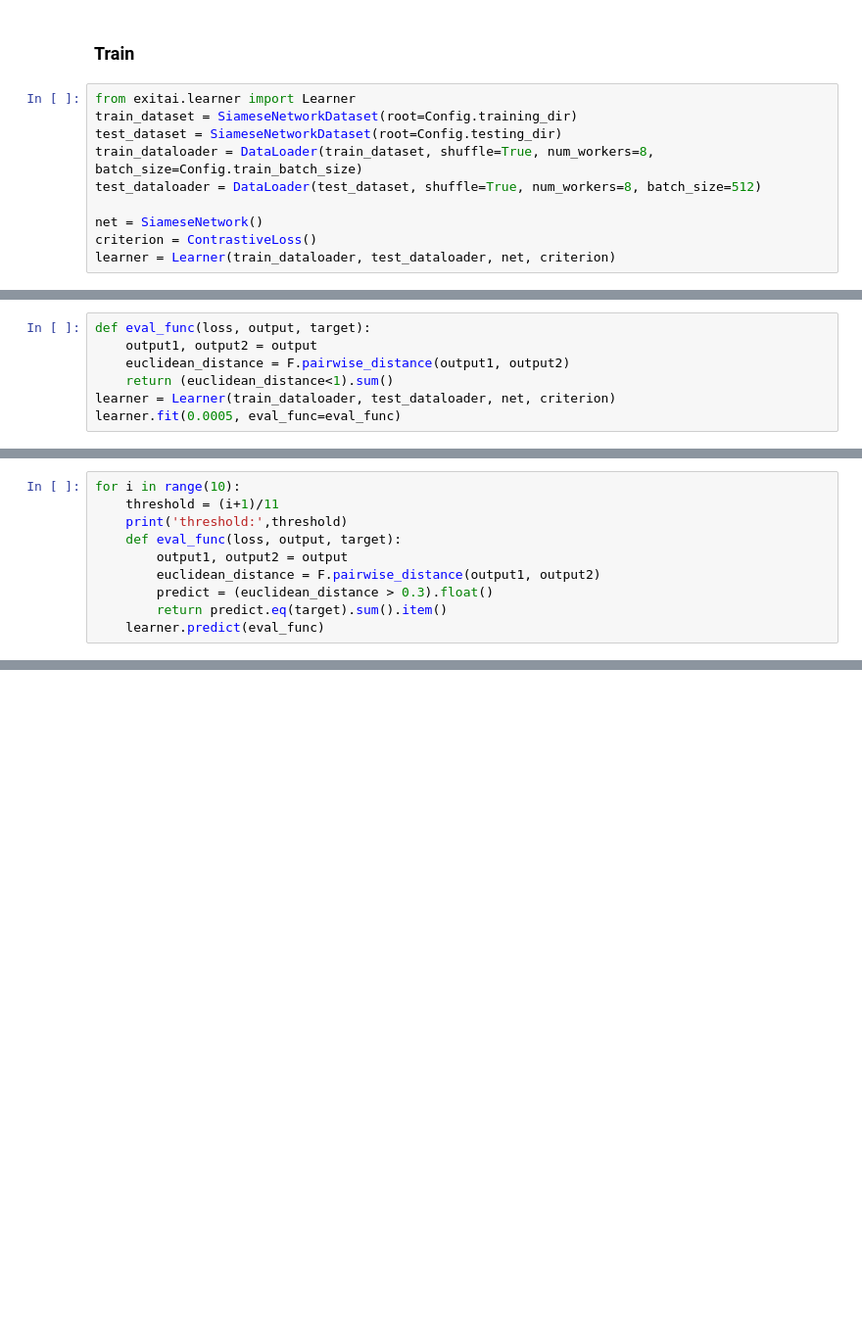
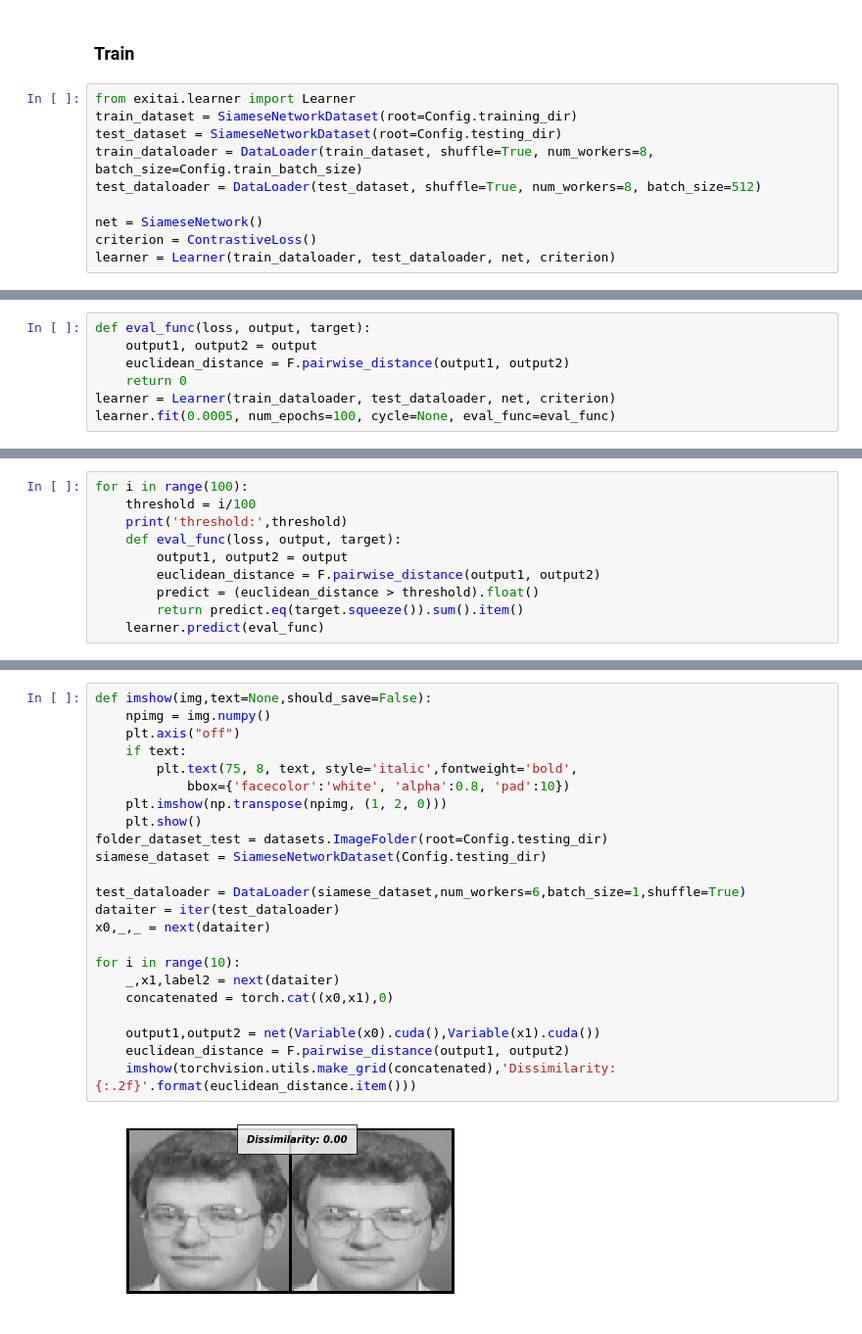
Before and after one commit to exitudio/research-ai, a Jupyter notebook: EXITlib/exitai/2. one shot learning.ipynb, the cells around one changed output, grey strips where cells are left out. Shown at 98% size. Cells and saved outputs as stored; diff of their text form; blank space fills up the shorter version.

```diff
--- a/EXITlib/exitai/2. one shot learning.ipynb
+++ b/EXITlib/exitai/2. one shot learning.ipynb
@@ -168,8 +151,8 @@ KeyboardInterrupt:
 def eval_func(loss, output, target):
     output1, output2 = output
     euclidean_distance = F.pairwise_distance(output1, output2)
-    return (euclidean_distance<1).sum()
+    return 0
 learner = Learner(train_dataloader, test_dataloader, net, criterion)
-learner.fit(0.0005, eval_func=eval_func)
+learner.fit(0.0005, num_epochs=100, cycle=None, eval_func=eval_func)
 # %% [output]
 ---- epoch:0 ------
@@ -208,11 +175,11 @@ KeyboardInterrupt:
 # %%
-for i in range(10):
-    threshold = (i+1)/11
+for i in range(100):
+    threshold = i/100
     print('threshold:',threshold)
     def eval_func(loss, output, target):
         output1, output2 = output
         euclidean_distance = F.pairwise_distance(output1, output2)
-        predict = (euclidean_distance > 0.3).float()
-        return predict.eq(target).sum().item()
+        predict = (euclidean_distance > threshold).float()
+        return predict.eq(target.squeeze()).sum().item()
     learner.predict(eval_func)
 # %% [output]
@@ -235,0 +203,25 @@ num_data: 30
+# %%
+def imshow(img,text=None,should_save=False):
+    npimg = img.numpy()
+    plt.axis("off")
+    if text:
+        plt.text(75, 8, text, style='italic',fontweight='bold',
+            bbox={'facecolor':'white', 'alpha':0.8, 'pad':10})
+    plt.imshow(np.transpose(npimg, (1, 2, 0)))
+    plt.show()
+folder_dataset_test = datasets.ImageFolder(root=Config.testing_dir)
+siamese_dataset = SiameseNetworkDataset(Config.testing_dir)
+
+test_dataloader = DataLoader(siamese_dataset,num_workers=6,batch_size=1,shuffle=True)
+dataiter = iter(test_dataloader)
+x0,_,_ = next(dataiter)
+
+for i in range(10):
+    _,x1,label2 = next(dataiter)
+    concatenated = torch.cat((x0,x1),0)
+
+    output1,output2 = net(Variable(x0).cuda(),Variable(x1).cuda())
+    euclidean_distance = F.pairwise_distance(output1, output2)
+    imshow(torchvision.utils.make_grid(concatenated),'Dissimilarity: {:.2f}'.format(euclidean_distance.item()))
+# %% [output]
+[figure, added]
```
Also changed, not shown: parts of 4 cells of this notebook, 4 other files.
